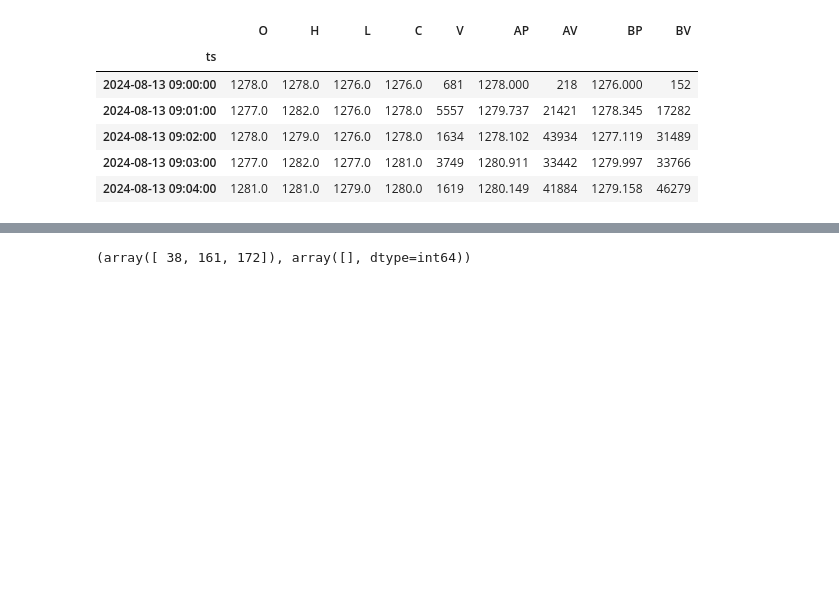
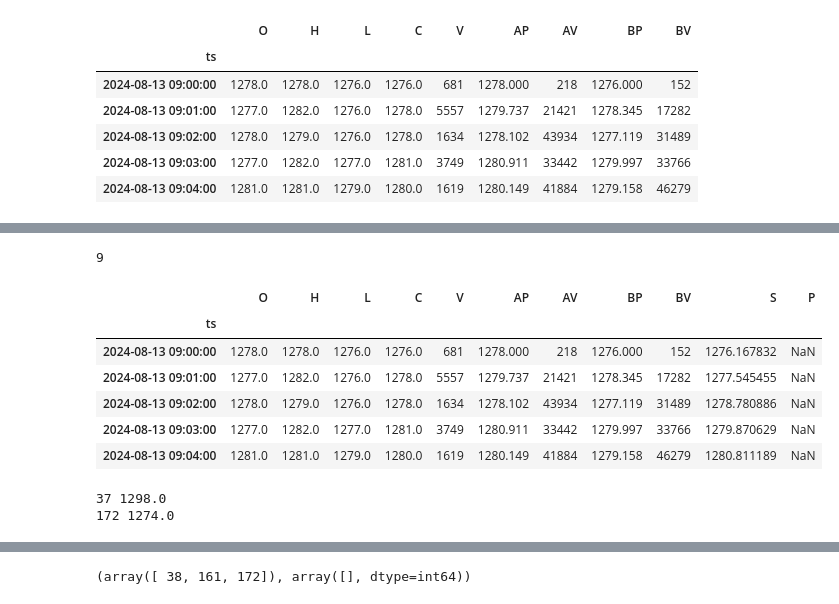
Before and after one commit to kylindai/qt, a Jupyter notebook: miaowa/find_peaks-02.ipynb, the cells around one changed output, grey strips where cells are left out. Saved outputs shown, nothing was run; the diff lists cells and outputs as text; code cells hidden in the pictures; blank space fills up the shorter version.

```diff
--- a/miaowa/find_peaks-02.ipynb
+++ b/miaowa/find_peaks-02.ipynb
@@ -35,0 +59,28 @@ bar_df_1['S'] = s_close
+# %%
+bar_df_1.columns.get_loc('S')
+# %% [output]
+9
+# %%
+target_times = [bar_df_1.index[37], bar_df_1.index[172]]
+
+bar_df_1['P'] = np.nan
+# bar_df_1.iloc[0]['S'] = bar_df_1.iloc[0]['C'] -- not work
+# bar_df_1.loc[bar_df_1.index[0], 'S'] = bar_df_1.iloc[0]['C'] -- work
+# bar_df_1.iloc[0, bar_df_1.columns.get_loc('S')] = 102
+bar_df_1.head()
+# %% [output]
+|  | O | H | L | C | V | AP | AV | BP | BV | S | P |
+| ts |  |  |  |  |  |  |  |  |  |  |  |
+| 2024-08-13 09:00:00 | 1278.0 | 1278.0 | 1276.0 | 1276.0 | 681 | 1278.000 | 218 | 1276.000 | 152 | 1276.167832 | NaN |
+| 2024-08-13 09:01:00 | 1277.0 | 1282.0 | 1276.0 | 1278.0 | 5557 | 1279.737 | 21421 | 1278.345 | 17282 | 1277.545455 | NaN |
+| 2024-08-13 09:02:00 | 1278.0 | 1279.0 | 1276.0 | 1278.0 | 1634 | 1278.102 | 43934 | 1277.119 | 31489 | 1278.780886 | NaN |
+| 2024-08-13 09:03:00 | 1277.0 | 1282.0 | 1277.0 | 1281.0 | 3749 | 1280.911 | 33442 | 1279.997 | 33766 | 1279.870629 | NaN |
+| 2024-08-13 09:04:00 | 1281.0 | 1281.0 | 1279.0 | 1280.0 | 1619 | 1280.149 | 41884 | 1279.158 | 46279 | 1280.811189 | NaN |
+# %%
+c = bar_df_1.columns.get_loc('P')
+for p in peaks:
+    print(p, bar_df_1.iloc[p]['H'])
+    bar_df_1.iloc[p, c] = bar_df_1.iloc[p]['H']
+# %% [output]
+37 1298.0
+172 1274.0
```
Also changed, not shown: parts of 9 cells of this notebook, 1 other file.
